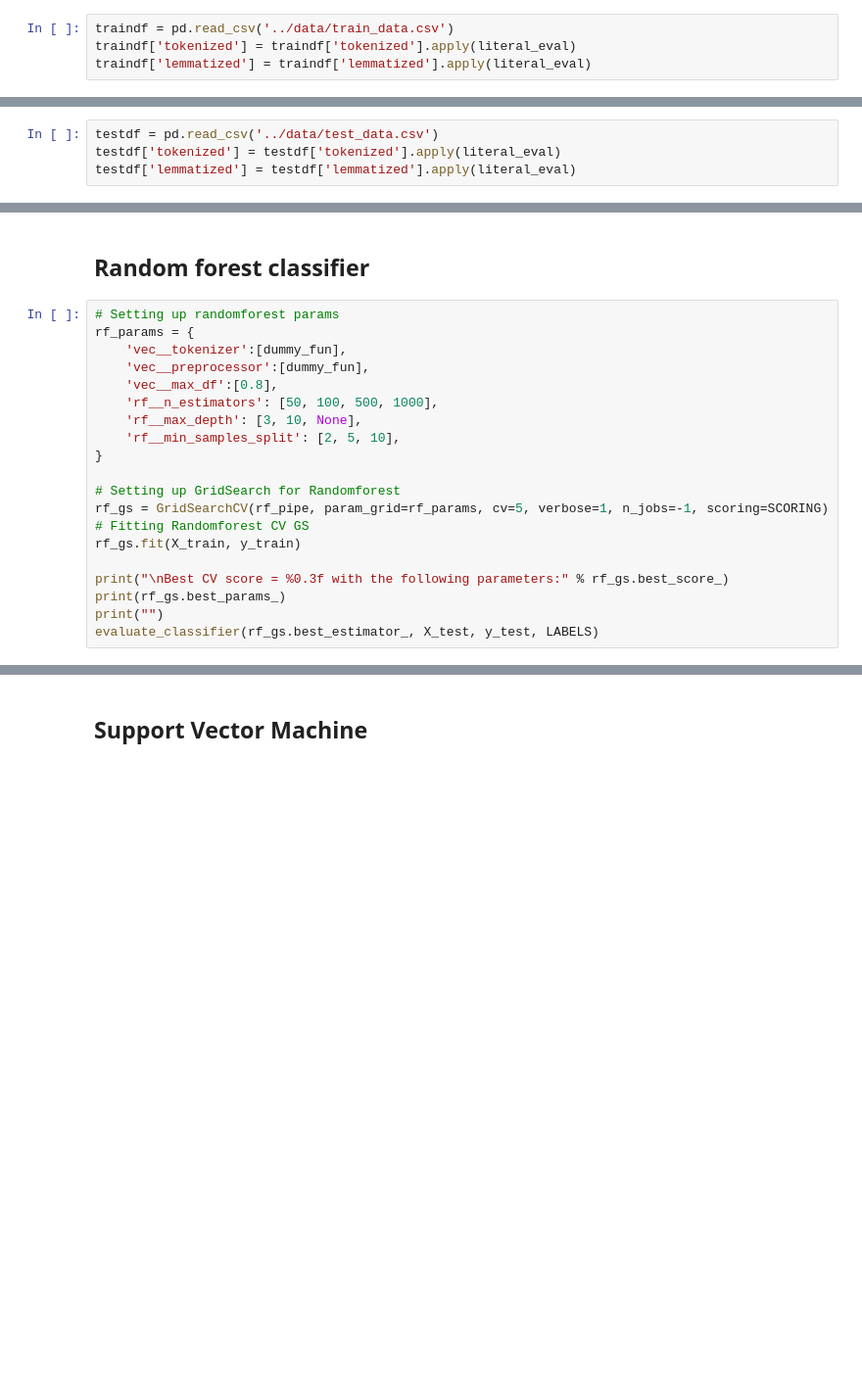
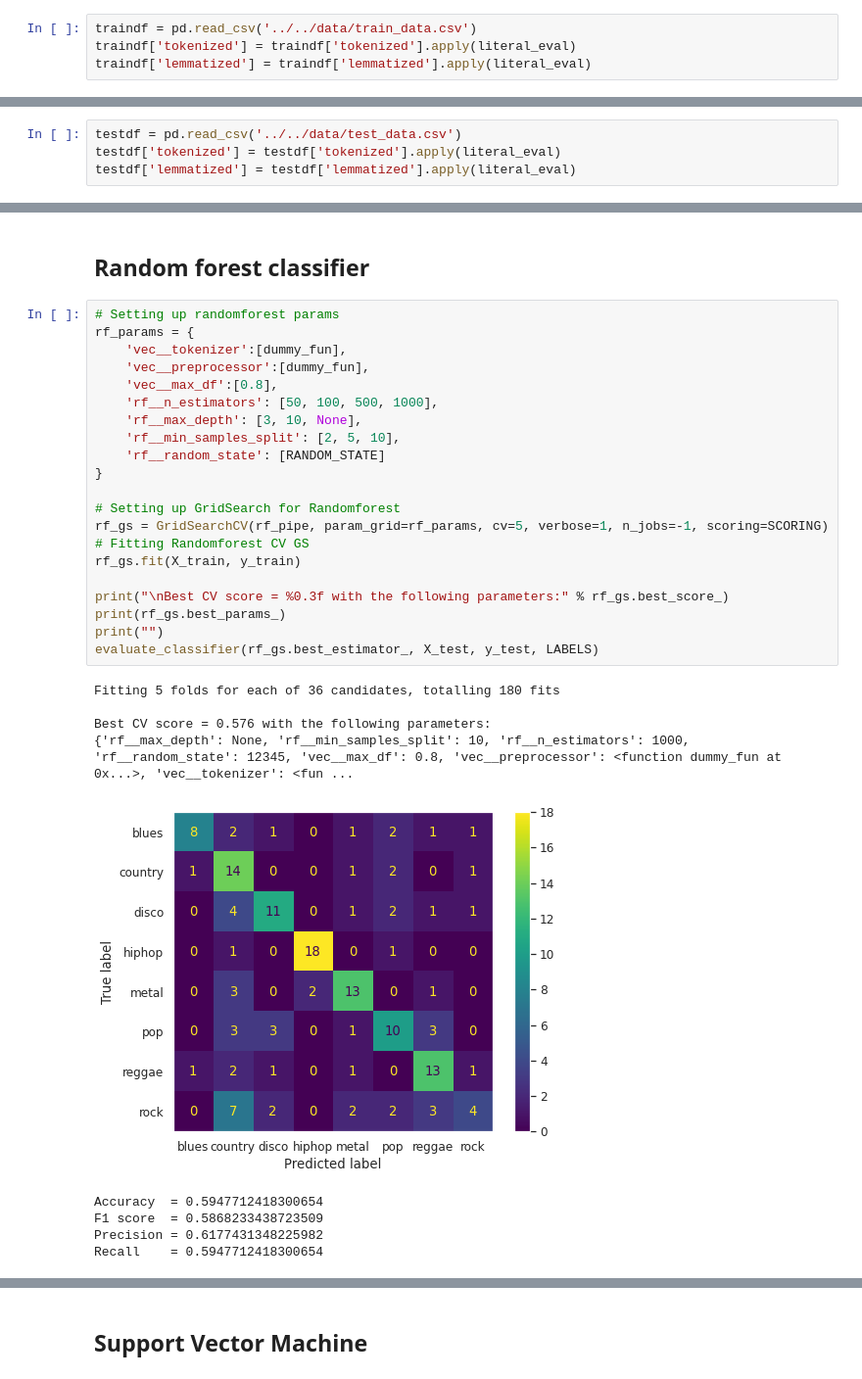
Before and after one commit to lisa-sophia/song-genre-classification, a Jupyter notebook: code/do_not_opt_tfidf/max_df_08.ipynb, the cells around one changed output, grey strips where cells are left out. Shown at 98% size. Saved outputs shown, nothing was run; the diff lists cells and outputs as text; blank space fills up the shorter version.

```diff
--- a/code/do_not_opt_tfidf/max_df_08.ipynb
+++ b/code/do_not_opt_tfidf/max_df_08.ipynb
@@ -28,6 +28,6 @@ def evaluate_classifier(model, X_test, y_test, labels=None, label_encoder=None):
     print("Precision = " + str(precision_score(y_true=y_test, y_pred=pred, average='weighted')))
     print("Recall    = " + str(recall_score(y_true=y_test, y_pred=pred, average='weighted')))
 # %%
-traindf = pd.read_csv('../data/train_data.csv')
+traindf = pd.read_csv('../../data/train_data.csv')
 traindf['tokenized'] = traindf['tokenized'].apply(literal_eval)
 traindf['lemmatized'] = traindf['lemmatized'].apply(literal_eval)
@@ -36,5 +34,5 @@ FileNotFoundError: [Errno 2] No such file or directory: '../data/train_data.csv'
 # %%
-testdf = pd.read_csv('../data/test_data.csv')
+testdf = pd.read_csv('../../data/test_data.csv')
 testdf['tokenized'] = testdf['tokenized'].apply(literal_eval)
 testdf['lemmatized'] = testdf['lemmatized'].apply(literal_eval)
 # %%
@@ -159,23 +196,34 @@ evaluate_classifier(mb_gs.best_estimator_, X_test, y_test, LABELS)
 # %%
 # Setting up randomforest params
 rf_params = {
     'vec__tokenizer':[dummy_fun],
     'vec__preprocessor':[dummy_fun],
     'vec__max_df':[0.8],
     'rf__n_estimators': [50, 100, 500, 1000],
     'rf__max_depth': [3, 10, None],
     'rf__min_samples_split': [2, 5, 10],
+    'rf__random_state': [RANDOM_STATE]
 }
 
 # Setting up GridSearch for Randomforest
 rf_gs = GridSearchCV(rf_pipe, param_grid=rf_params, cv=5, verbose=1, n_jobs=-1, scoring=SCORING)
 # Fitting Randomforest CV GS
 rf_gs.fit(X_train, y_train)
 
 print("\nBest CV score = %0.3f with the following parameters:" % rf_gs.best_score_)
 print(rf_gs.best_params_)
 print("")
 evaluate_classifier(rf_gs.best_estimator_, X_test, y_test, LABELS)
+# %% [output]
+Fitting 5 folds for each of 36 candidates, totalling 180 fits
+
+Best CV score = 0.576 with the following parameters:
+{'rf__max_depth': None, 'rf__min_samples_split': 10, 'rf__n_estimators': 1000, 'rf__random_state': 12345, 'vec__max_df': 0.8, 'vec__preprocessor': <function dummy_fun at 0x...>, 'vec__tokenizer': <fun ...
+[figure, added]
+Accuracy  = 0.5947712418300654
+F1 score  = 0.5868233438723509
+Precision = 0.6177431348225982
+Recall    = 0.5947712418300654
 # %%
 # Setting up GridSearch for Randomforest
 rf_gs2 = GridSearchCV(rf_pipe, param_grid=rf_params, cv=5, verbose=1, n_jobs=-1, scoring=SCORING)
```
Also changed, not shown: parts of 17 cells of this notebook, 15 other files.
